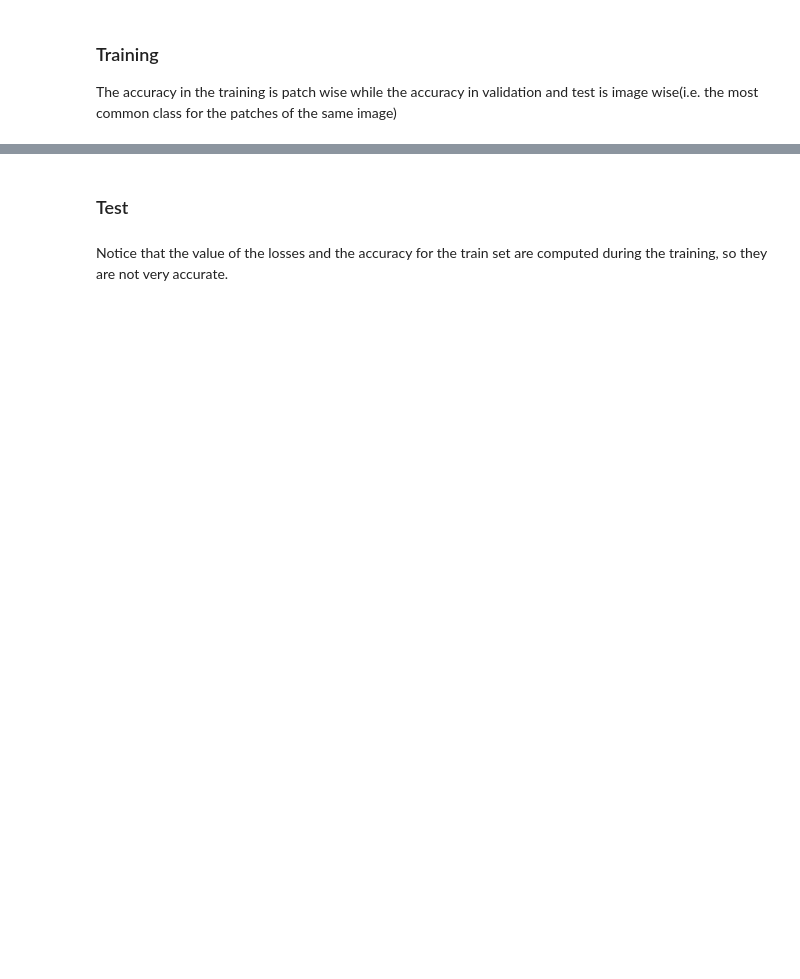
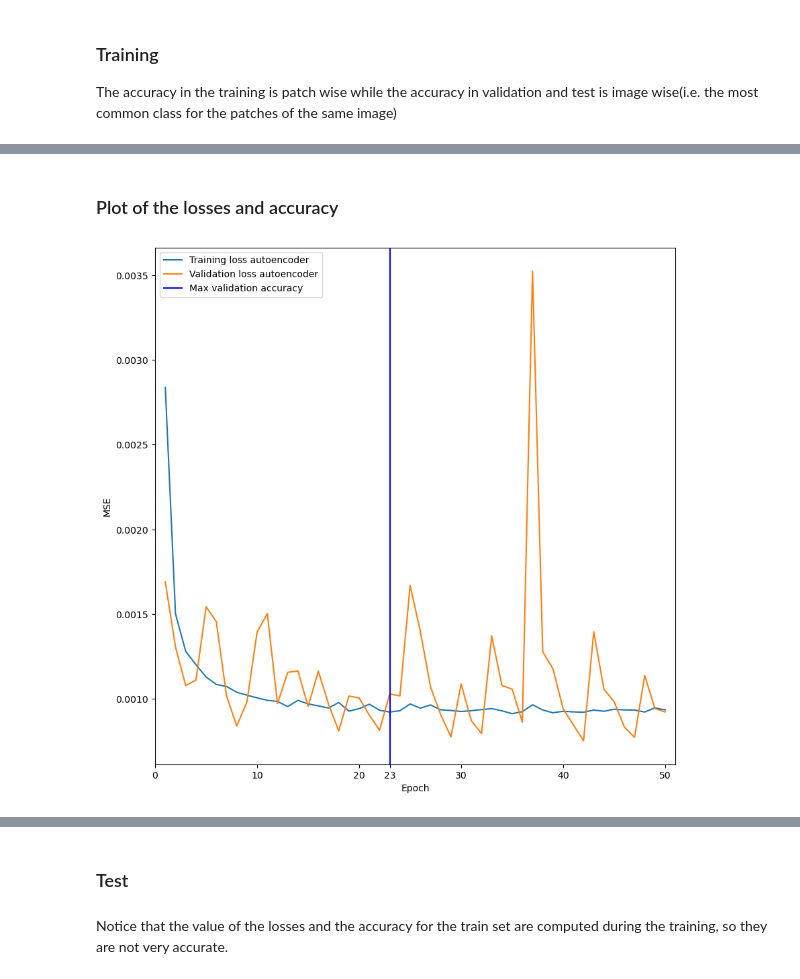
Before and after one commit to GianpietroNicoletti97/HDA-project, a Jupyter notebook: HDAproject_patches.ipynb, the cells around one changed output, grey strips where cells are left out. Saved outputs shown, nothing was run; the diff lists cells and outputs as text; code cells hidden in the pictures; blank space fills up the shorter version.

```diff
--- a/HDAproject_patches.ipynb
+++ b/HDAproject_patches.ipynb
@@ -748,7 +693,11 @@ def train(train_dataloader,val_dataset):
     return np.array([[train_loss_ae_trend,train_loss_c_trend,train_accuracy_trend],
             [val_loss_ae_trend,val_loss_c_trend,val_accuracy_trend],best_epoch],dtype=np.object_)
 # %%
+#training or loading the results of a pretrained model
 if(not LOAD_MODEL):
     results = train(train_dataloader,val_dataset)
     np.save(os.path.join(models_dir,"results.npy"),results)
+
+else:
+    results = np.load(os.path.join(models_dir,"results.npy"),allow_pickle=True)
 # %% [output]
@@ -783,0 +728,40 @@ classifier.eval();
+# %% [markdown]
+### Plot of the losses and accuracy
+# %%
+train_ae = results[0][0]
+train_c = results[0][1]
+train_acc = results[0][2]
+
+val_ae = results[1][0]
+val_c = results[1][1]
+val_acc = results[1][2]
+
+best_epoch = results[2]
+# %%
+#generating the batch indexes
+batchID = np.array([i+1 for i in range(len(train_ae))])
+
+plt.figure(figsize=(10,10))
+
+#plotting the losses
+plt.plot(batchID,train_ae,label = "Training loss autoencoder")
+plt.plot(batchID,val_ae, label = "Validation loss autoencoder")
+plt.xlabel("Epoch")
+plt.ylabel("MSE")
+
+#showing the position of the best values
+plt.axvline(x = best_epoch, color = 'b', label = "Max validation accuracy")
+
+#adding the position of the best values in the x axis
+ticks = list(plt.xticks()[0])
+ticks.extend([best_epoch])
+plt.xticks(ticks)
+plt.xlim(0,batchID.max()+1)
+
+plt.legend()
+
+#saving the figure
+#plt.savefig("Training_mse")
+plt.show()
+# %% [output]
+[figure, added]
```
Also changed, not shown: parts of 11 cells of this notebook.
